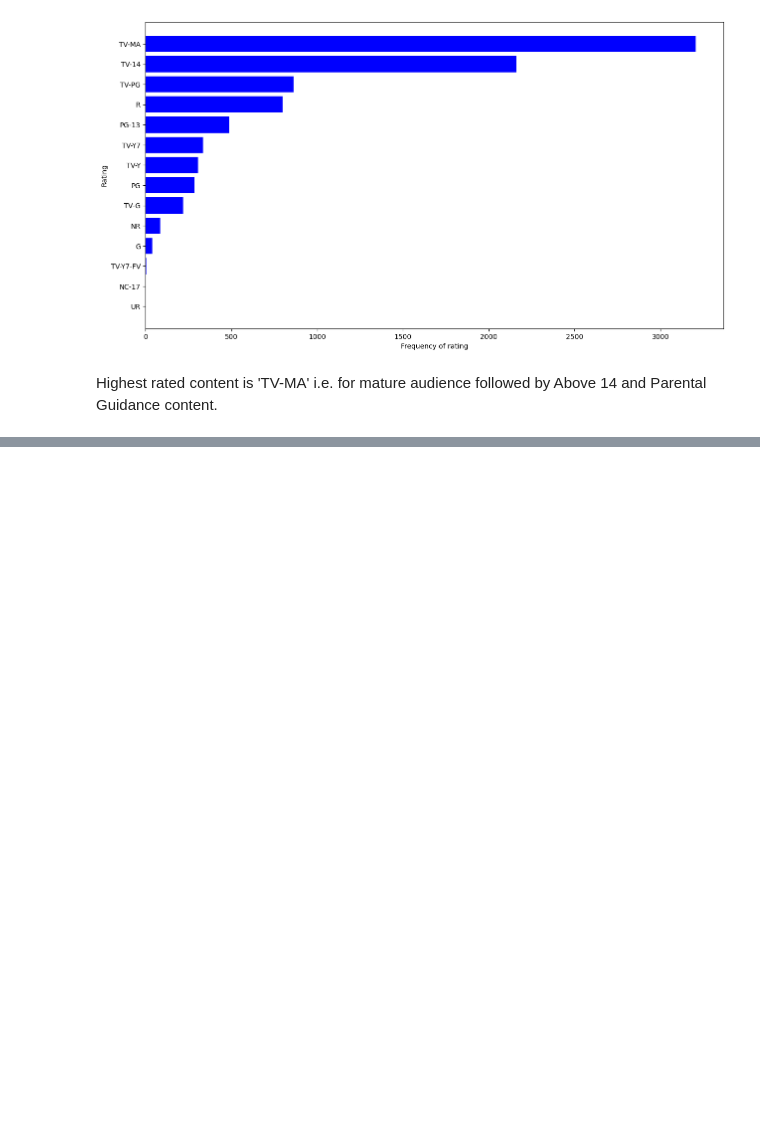
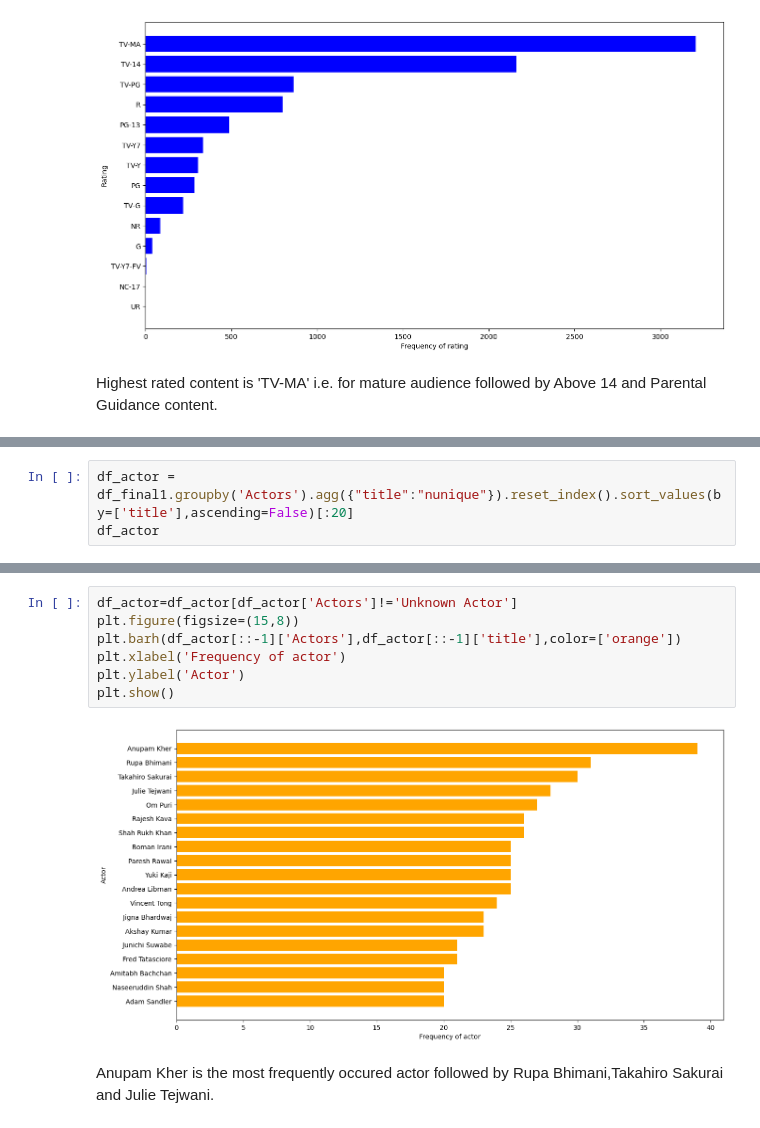
Before and after one commit to vinayakghatul/Netflix_EDA, a Jupyter notebook: DV_Netflix_Case.ipynb, the cells around one changed output, grey strips where cells are left out. Drawn from its saved outputs; the diff is of its cells as text; blank space fills up the shorter version.

```diff
--- a/DV_Netflix_Case.ipynb
+++ b/DV_Netflix_Case.ipynb
@@ -609,0 +647,3 @@ Highest rated content is 'TV-MA' i.e. for mature audience followed by Above 14 a
+# %%
+df_actor = df_final1.groupby('Actors').agg({"title":"nunique"}).reset_index().sort_values(by=['title'],ascending=False)[:20]
+df_actor
@@ -609,0 +668,11 @@ Highest rated content is 'TV-MA' i.e. for mature audience followed by Above 14 a
+# %%
+df_actor=df_actor[df_actor['Actors']!='Unknown Actor']
+plt.figure(figsize=(15,8))
+plt.barh(df_actor[::-1]['Actors'],df_actor[::-1]['title'],color=['orange'])
+plt.xlabel('Frequency of actor')
+plt.ylabel('Actor')
+plt.show()
+# %% [output]
+[figure, added]
+# %% [markdown]
+Anupam Kher is the most frequently occured actor followed by Rupa Bhimani,Takahiro Sakurai and Julie Tejwani.
```
Also changed, not shown: parts of 22 cells of this notebook.
